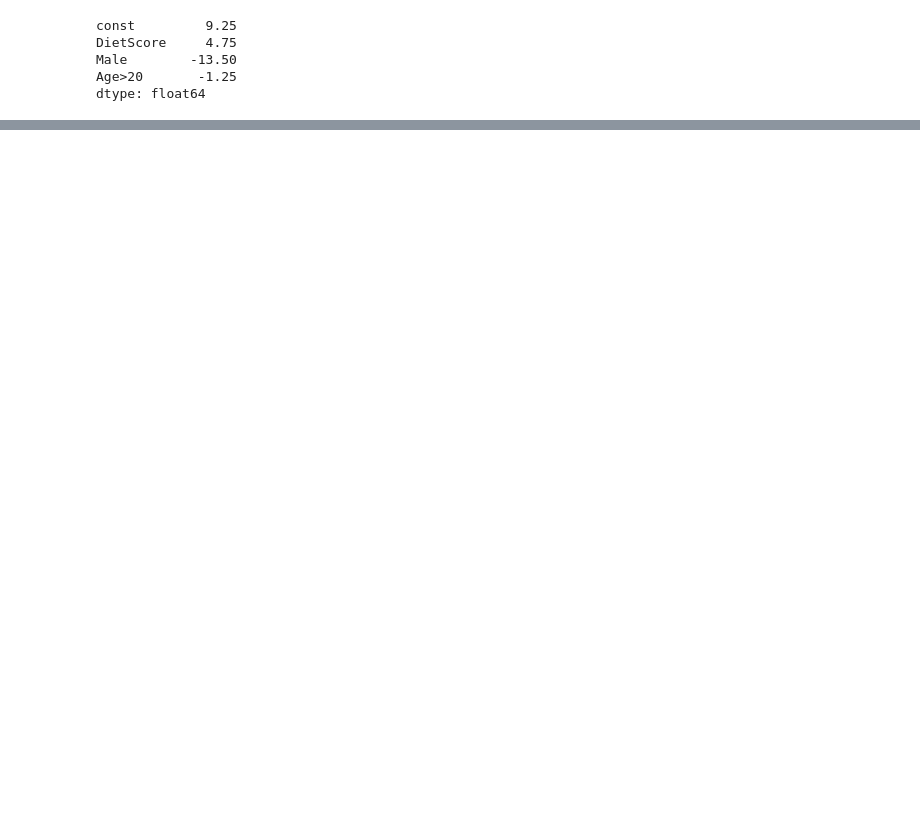
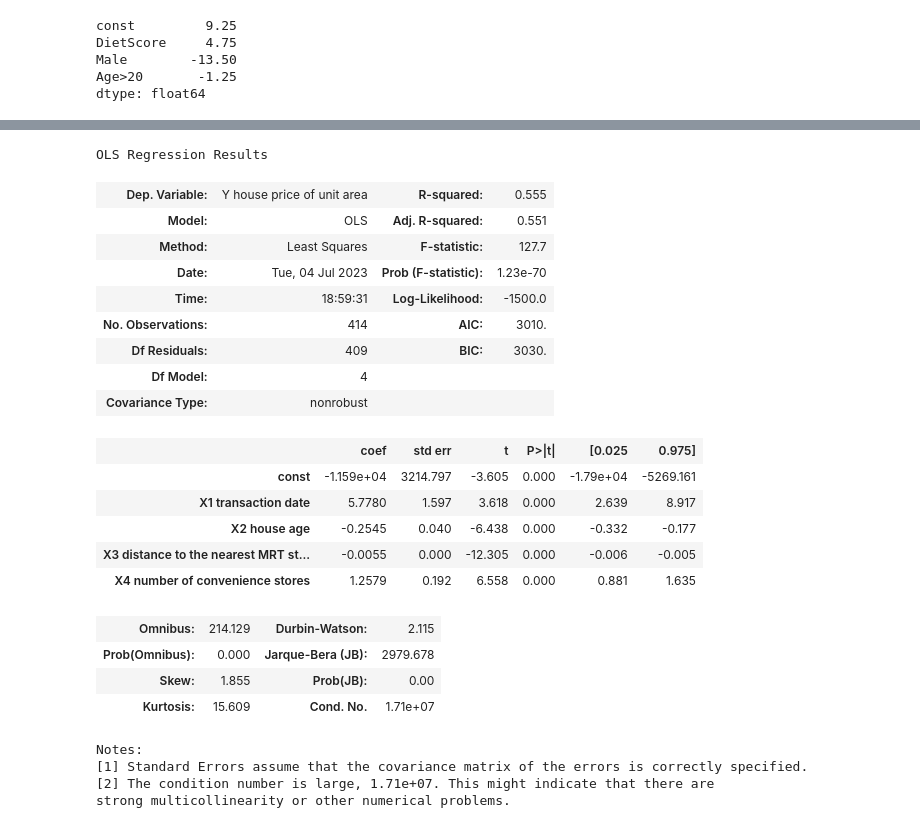
Before and after one commit to artursolekss/python2_practical, a Jupyter notebook: Week4.ipynb, the cells around one changed output, grey strips where cells are left out. Drawn from its saved outputs; the diff is of its cells as text; code cells hidden in the pictures; blank space fills up the shorter version.

```diff
--- a/Week4.ipynb
+++ b/Week4.ipynb
@@ -83,0 +197,38 @@ dtype: float64
+# %%
+X = real_estate_data[["X1 transaction date",
+                     "X2 house age","X3 distance to the nearest MRT station",
+                      "X4 number of convenience stores"]]
+
+y = real_estate_data["Y house price of unit area"]
+
+X = sm.add_constant(X)
+
+model = sm.OLS(y,X)
+
+results = model.fit()
+results.summary()
+# %% [output]
+OLS Regression Results
+| Dep. Variable: | Y house price of unit area | R-squared: | 0.555 |
+| Model: | OLS | Adj. R-squared: | 0.551 |
+| Method: | Least Squares | F-statistic: | 127.7 |
+| Date: | Tue, 04 Jul 2023 | Prob (F-statistic): | 1.23e-70 |
+| Time: | 18:59:31 | Log-Likelihood: | -1500.0 |
+| No. Observations: | 414 | AIC: | 3010. |
+| Df Residuals: | 409 | BIC: | 3030. |
+| Df Model: | 4 |  |  |
+| Covariance Type: | nonrobust |  |  |
+|  | coef | std err | t | P>|t| | [0.025 | 0.975] |
+| const | -1.159e+04 | 3214.797 | -3.605 | 0.000 | -1.79e+04 | -5269.161 |
+| X1 transaction date | 5.7780 | 1.597 | 3.618 | 0.000 | 2.639 | 8.917 |
+| X2 house age | -0.2545 | 0.040 | -6.438 | 0.000 | -0.332 | -0.177 |
+| X3 distance to the nearest MRT st... | -0.0055 | 0.000 | -12.305 | 0.000 | -0.006 | -0.005 |
+| X4 number of convenience stores | 1.2579 | 0.192 | 6.558 | 0.000 | 0.881 | 1.635 |
+| Omnibus: | 214.129 | Durbin-Watson: | 2.115 |
+| Prob(Omnibus): | 0.000 | Jarque-Bera (JB): | 2979.678 |
+| Skew: | 1.855 | Prob(JB): | 0.00 |
+| Kurtosis: | 15.609 | Cond. No. | 1.71e+07 |
+Notes:
+[1] Standard Errors assume that the covariance matrix of the errors is correctly specified.
+[2] The condition number is large, 1.71e+07. This might indicate that there are
+strong multicollinearity or other numerical problems.
```
Also changed, not shown: parts of 14 cells of this notebook, 1 other file.
